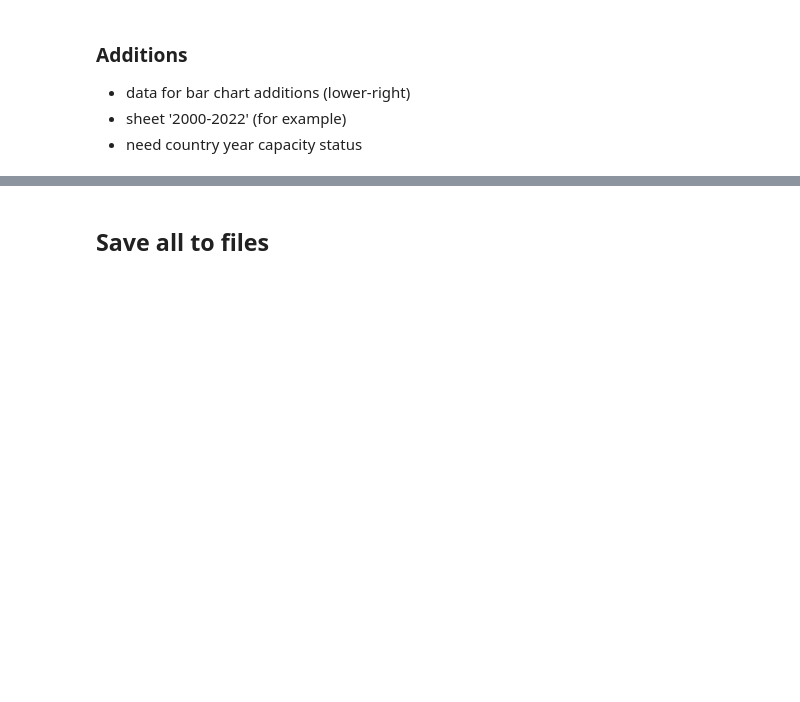
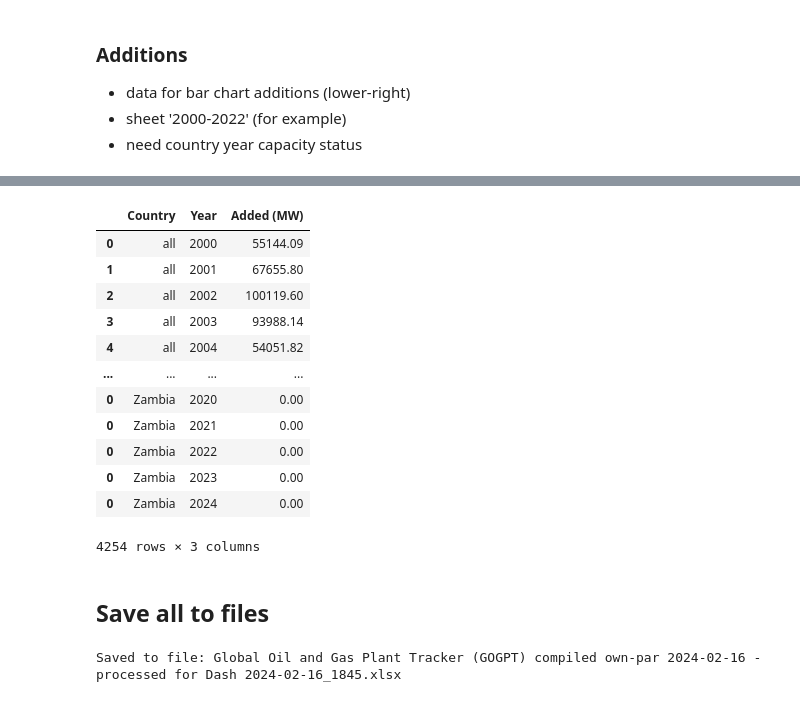
Before and after one commit to GlobalEnergyMonitor/GOGPT-dashboard, a Jupyter notebook: Gas plants dashboard - pre-process data.ipynb, the cells around one changed output, grey strips where cells are left out. Drawn from its saved outputs; the diff is of its cells as text; code cells hidden in the pictures; blank space fills up the shorter version.

```diff
--- a/Gas plants dashboard - pre-process data.ipynb
+++ b/Gas plants dashboard - pre-process data.ipynb
@@ -342,9 +423,14 @@ print(len(countries_unique_check))
 # %%
 #merge all status dfs
-
+gogpt_status_merged = pd.merge(
+    status_gogpt_h2_2023,
+    status_gogpt_h1_2023,
+    on=['Country', 'Capacity (MW)'],
+    how='outer'
+)
 
 gogpt_status_merged = pd.merge(
-    status_gogpt_h1_2023,
+    gogpt_status_merged,
     status_gogpt_h2_2022,
     on=['Country', 'Capacity (MW)'],
     how='outer'
@@ -550,7 +668,10 @@ for df in list_of_dfs:
 - same as coal, first make the age variable
 # %%
 # create age variable
-gogpt_age = gogpt_h1_2023[['Country', 'Capacity (MW)', 'Start year', 'Status', 'Technology']].copy()
+gogpt_age = gogpt_h2_2023[['Country', 'Capacity (MW)', 'Start year', 'Status', 'Technology']].copy()
+
+# remove strings from start year
+# gogpt_age['Start year'] = gogpt_age['Start year'].replace(['not found',''])
 
 # TODO filter for operating - double check GCPT too
 print(gogpt_age.shape[0])
@@ -563,6 +684,9 @@ gogpt_age = gogpt_age.dropna(subset= ['Start year']) #, 'Technology']
 print(gogpt_age.shape[0])
 
 gogpt_age = gogpt_age.drop(gogpt_age[gogpt_age['Start year'] == 'not found'].index)
+gogpt_age['Start year'] = gogpt_age['Start year'].astype(int)
+print(gogpt_age['Start year'].dtypes)
+
 print(gogpt_age.shape[0])
 
 gogpt_age['Technology'] = gogpt_age['Technology'].fillna('not found')
@@ -584,6 +708,7 @@ for value in gogpt_age['Start year']:
             plant_ages.append(plant_age)
 
     elif value >= max_year:
+
         plant_age = 0
         plant_ages.append(plant_age)
     else:
@@ -756,7 +964,7 @@ gogpt_age = age_fill_in_missing_decades(gogpt_age)
 - need country year capacity status
 # %%
 # create add df
-gogpt_add = gogpt_h1_2023[['Country', 'Capacity (MW)', 'Start year', 'Status']].copy()
+gogpt_add = gogpt_h2_2023[['Country', 'Capacity (MW)', 'Start year', 'Status']].copy()
 print(gogpt_add.shape)
 gogpt_add = gogpt_add.dropna(subset=['Start year'])
 gogpt_add = gogpt_add.drop(gogpt_add[gogpt_add['Start year'] == 'not found'].index)
@@ -764,6 +975,8 @@ print(gogpt_add.shape)
 # %%
 
 # handle all year ranges (needed for older data but this graph doesn't use older data)
+
+gogpt_add['Start year'] = gogpt_add['Start year'].astype(int)
 for row in gogpt_add.index:
     year = gogpt_add.at[row, 'Start year']
     if '-' in str(year):
@@ -867,8 +1104,24 @@ gogpt_add[(gogpt_add['Country']=='all')&(gogpt_add['Year']==2010)]
+# %%
+gogpt_add
+# %% [output]
+|  | Country | Year | Added (MW) |
+| 0 | all | 2000 | 55144.09 |
+| 1 | all | 2001 | 67655.80 |
+| 2 | all | 2002 | 100119.60 |
+| 3 | all | 2003 | 93988.14 |
+| 4 | all | 2004 | 54051.82 |
+| ... | ... | ... | ... |
+| 0 | Zambia | 2020 | 0.00 |
+| 0 | Zambia | 2021 | 0.00 |
+| 0 | Zambia | 2022 | 0.00 |
+| 0 | Zambia | 2023 | 0.00 |
+| 0 | Zambia | 2024 | 0.00 |
+4254 rows × 3 columns
 # %% [markdown]
 ## Save all to files
 # %%
 # export to various sheets of one Excel file by creating ExcelWriter object
-template_name = gogpt_dash_file_h1_2023.split('.xlsx')[0]
+template_name = current.split('.xlsx')[0]
 save_timestamp = time.strftime('%Y-%m-%d_%H%M', time.localtime())
 file_name = f'{template_name} - processed for Dash {save_timestamp}.xlsx'
 with pd.ExcelWriter(gogpt_dash_path + file_name) as writer:
@@ -877,3 +1130,5 @@ with pd.ExcelWriter(gogpt_dash_path + file_name) as writer:
     gogpt_age.to_excel(writer, sheet_name='age', index=False)
     gogpt_add.to_excel(writer, sheet_name='additions', index=False)
     print(f"Saved to file: {file_name}")
+# %% [output]
+Saved to file: Global Oil and Gas Plant Tracker (GOGPT) compiled own-par 2024-02-16 - processed for Dash 2024-02-16_1845.xlsx
```
Also changed, not shown: parts of 26 cells of this notebook, 1 other file.
